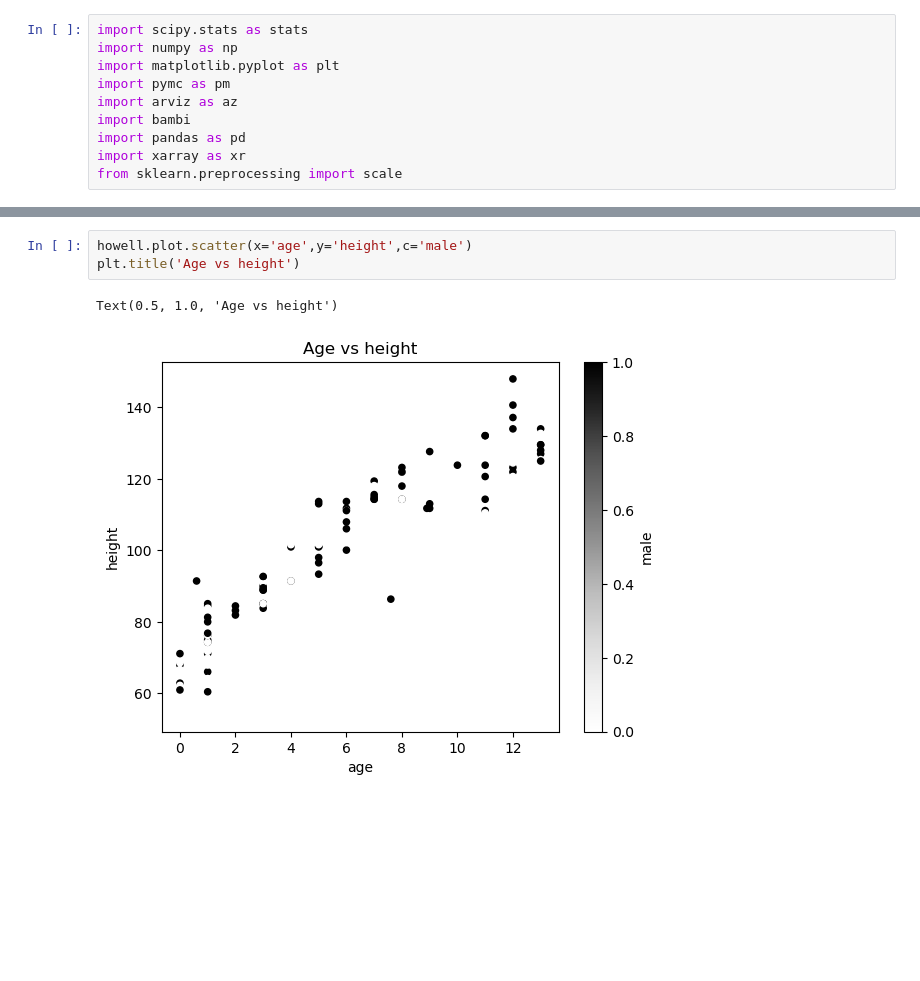
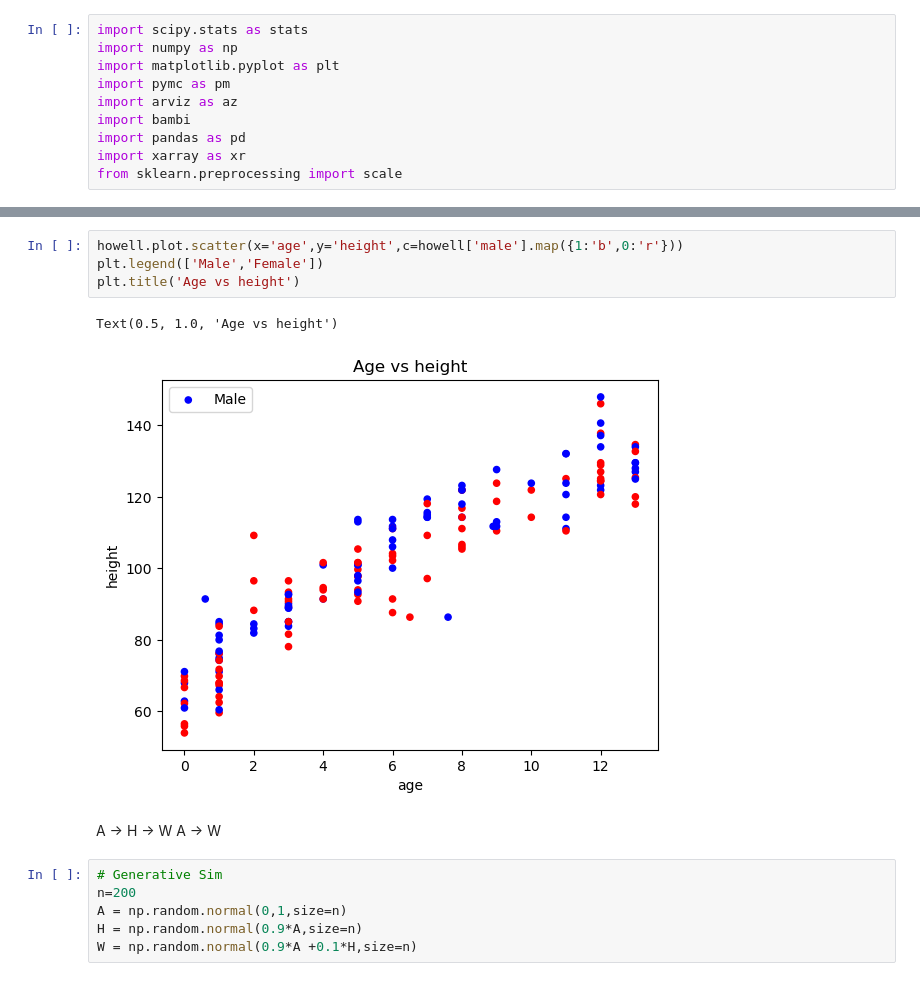
Before and after one commit to kpjmcg/Statistical-Rethinking-2023-Python-Notes, a Jupyter notebook: homework_week_2.ipynb, the cells around one changed output, grey strips where cells are left out. Saved outputs shown, nothing was run; the diff lists cells and outputs as text; blank space fills up the shorter version.

```diff
--- a/homework_week_2.ipynb
+++ b/homework_week_2.ipynb
@@ -45,6 +31,16 @@ howell
 # %%
-howell.plot.scatter(x='age',y='height',c='male')
+howell.plot.scatter(x='age',y='height',c=howell['male'].map({1:'b',0:'r'}))
+plt.legend(['Male','Female'])
 plt.title('Age vs height')
 # %% [output]
 Text(0.5, 1.0, 'Age vs height')
-[figure, old version]
+[figure, new version]
+# %% [markdown]
+A -> H -> W
+A -> W
+# %%
+# Generative Sim
+n=200
+A = np.random.normal(0,1,size=n)
+H = np.random.normal(0.9*A,size=n)
+W = np.random.normal(0.9*A +0.1*H,size=n)
```
Also changed, not shown: parts of 15 cells of this notebook.
